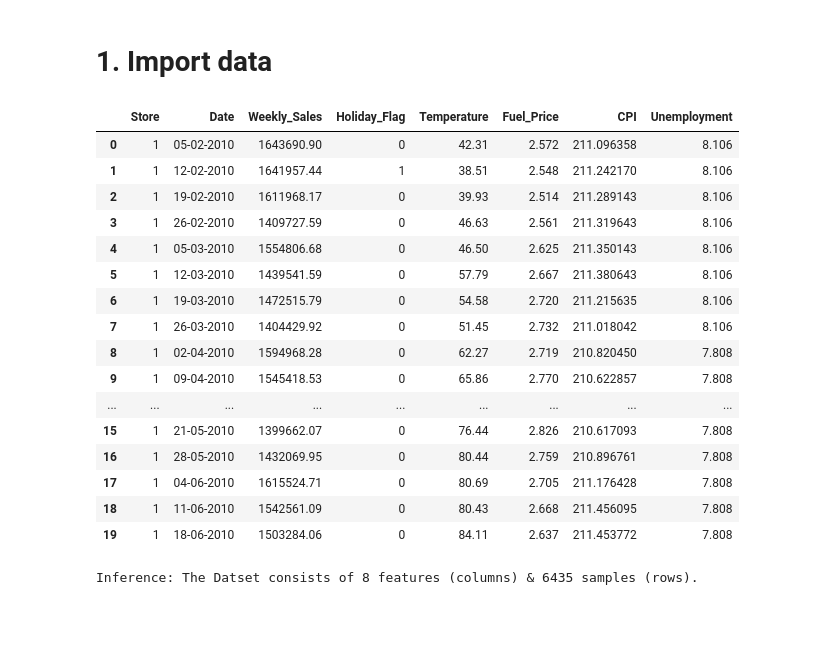
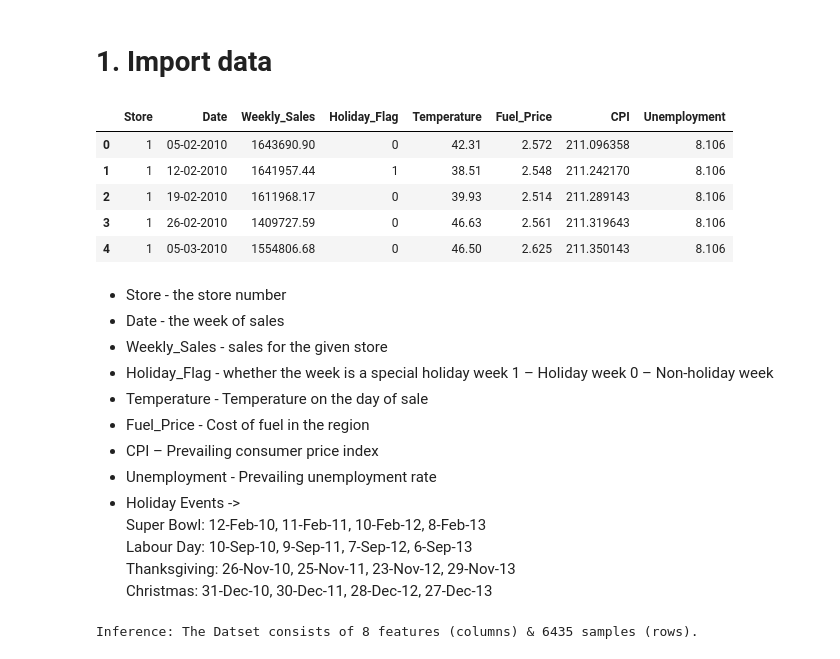
Before and after one commit to MansurPro/walmart_dataset, a Jupyter notebook: walmart_dataset.ipynb, the cells around one changed output. Saved outputs shown, nothing was run; the diff lists cells and outputs as text; code cells hidden in the pictures; blank space fills up the shorter version.

```diff
--- a/walmart_dataset.ipynb
+++ b/walmart_dataset.ipynb
@@ -16,24 +19,23 @@ data = pd.read_csv(data_set_url)
 # %%
 # Data review (5 rows)
-data.head(20)
+data.head(5)
 # %% [output]
 |  | Store | Date | Weekly_Sales | Holiday_Flag | Temperature | Fuel_Price | CPI | Unemployment |
 | 0 | 1 | 05-02-2010 | 1643690.90 | 0 | 42.31 | 2.572 | 211.096358 | 8.106 |
 | 1 | 1 | 12-02-2010 | 1641957.44 | 1 | 38.51 | 2.548 | 211.242170 | 8.106 |
 | 2 | 1 | 19-02-2010 | 1611968.17 | 0 | 39.93 | 2.514 | 211.289143 | 8.106 |
 | 3 | 1 | 26-02-2010 | 1409727.59 | 0 | 46.63 | 2.561 | 211.319643 | 8.106 |
 | 4 | 1 | 05-03-2010 | 1554806.68 | 0 | 46.50 | 2.625 | 211.350143 | 8.106 |
-| 5 | 1 | 12-03-2010 | 1439541.59 | 0 | 57.79 | 2.667 | 211.380643 | 8.106 |
-| 6 | 1 | 19-03-2010 | 1472515.79 | 0 | 54.58 | 2.720 | 211.215635 | 8.106 |
-| 7 | 1 | 26-03-2010 | 1404429.92 | 0 | 51.45 | 2.732 | 211.018042 | 8.106 |
-| 8 | 1 | 02-04-2010 | 1594968.28 | 0 | 62.27 | 2.719 | 210.820450 | 7.808 |
-| 9 | 1 | 09-04-2010 | 1545418.53 | 0 | 65.86 | 2.770 | 210.622857 | 7.808 |
-| ... | ... | ... | ... | ... | ... | ... | ... | ... |
-| 15 | 1 | 21-05-2010 | 1399662.07 | 0 | 76.44 | 2.826 | 210.617093 | 7.808 |
-| 16 | 1 | 28-05-2010 | 1432069.95 | 0 | 80.44 | 2.759 | 210.896761 | 7.808 |
-| 17 | 1 | 04-06-2010 | 1615524.71 | 0 | 80.69 | 2.705 | 211.176428 | 7.808 |
-| 18 | 1 | 11-06-2010 | 1542561.09 | 0 | 80.43 | 2.668 | 211.456095 | 7.808 |
-| 19 | 1 | 18-06-2010 | 1503284.06 | 0 | 84.11 | 2.637 | 211.453772 | 7.808 |
+# %% [markdown]
+* Store - the store number
+* Date - the week of sales
+* Weekly_Sales - sales for the given store
+* Holiday_Flag - whether the week is a special holiday week 1 – Holiday week 0 – Non-holiday week
+* Temperature - Temperature on the day of sale
+* Fuel_Price - Cost of fuel in the region
+* CPI – Prevailing consumer price index
+* Unemployment - Prevailing unemployment rate
+* Holiday Events -> <br /> Super Bowl: 12-Feb-10, 11-Feb-11, 10-Feb-12, 8-Feb-13<br /> Labour Day: 10-Sep-10, 9-Sep-11, 7-Sep-12, 6-Sep-13<br /> Thanksgiving: 26-Nov-10, 25-Nov-11, 23-Nov-12, 29-Nov-13<br /> Christmas: 31-Dec-10, 30-Dec-11, 28-Dec-12, 27-Dec-13
 # %%
 print('\n\033[1mInference:\033[0m The Datset consists of {} features (columns) & {} samples (rows).'.format(data.shape[1], data.shape[0]))
 # %% [output]
```
Also changed, not shown: parts of 80 cells of this notebook.
